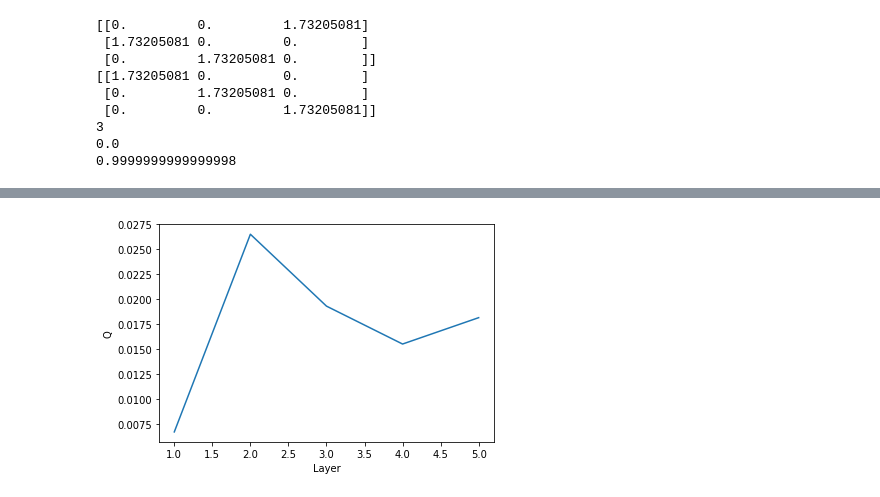
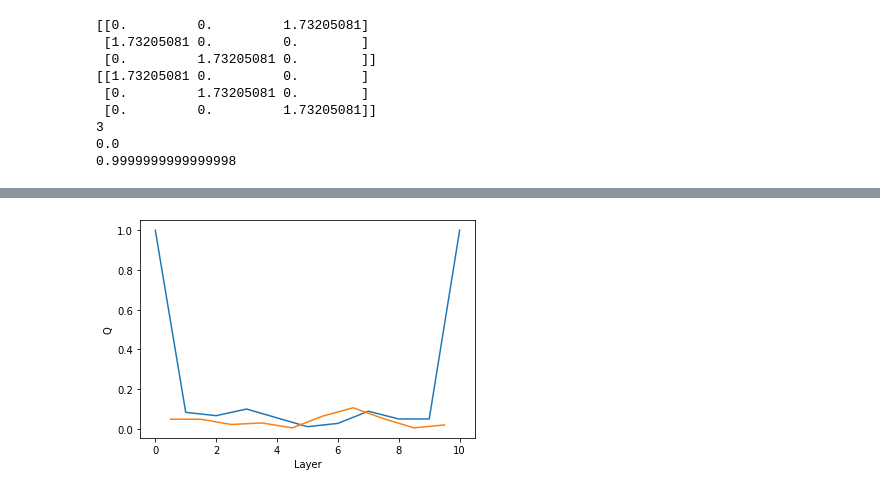
Before and after one commit to tumblingdice512/deep-learning-from-scratch, a Jupyter notebook: model3_3.ipynb, the cells around one changed output, grey strips where cells are left out. Cells and saved outputs as stored; diff of their text form; code cells hidden in the pictures.

```diff
--- a/model3_3.ipynb
+++ b/model3_3.ipynb
@@ -43,12 +44,6 @@ L = 5
 #各パーセプトロンのスピンの成分数を増やすときは、SOとSLを行列の形式にすればよい。
 # %%
 S0 = np.array([[random.choice([1,-1]) for i in range(N)],[random.choice([1,-1]) for i in range(N)],
-               [random.choice([1,-1]) for i in range(N)],[random.choice([1,-1]) for i in range(N)],
-               [random.choice([1,-1]) for i in range(N)],[random.choice([1,-1]) for i in range(N)],
-               [random.choice([1,-1]) for i in range(N)],[random.choice([1,-1]) for i in range(N)],
-               [random.choice([1,-1]) for i in range(N)],[random.choice([1,-1]) for i in range(N)],
-               [random.choice([1,-1]) for i in range(N)],[random.choice([1,-1]) for i in range(N)],
-               [random.choice([1,-1]) for i in range(N)],[random.choice([1,-1]) for i in range(N)],
                [random.choice([1,-1]) for i in range(N)],[random.choice([1,-1]) for i in range(N)],
                [random.choice([1,-1]) for i in range(N)],[random.choice([1,-1]) for i in range(N)],
                [random.choice([1,-1]) for i in range(N)],[random.choice([1,-1]) for i in range(N)],
@@ -60,16 +55,10 @@ SL = np.array([[random.choice([1,-1]) for i in range(N)],[random.choice([1,-1])
                [random.choice([1,-1]) for i in range(N)],[random.choice([1,-1]) for i in range(N)],
                [random.choice([1,-1]) for i in range(N)],[random.choice([1,-1]) for i in range(N)],
                [random.choice([1,-1]) for i in range(N)],[random.choice([1,-1]) for i in range(N)],
-               [random.choice([1,-1]) for i in range(N)],[random.choice([1,-1]) for i in range(N)],
-               [random.choice([1,-1]) for i in range(N)],[random.choice([1,-1]) for i in range(N)],
-               [random.choice([1,-1]) for i in range(N)],[random.choice([1,-1]) for i in range(N)],
-               [random.choice([1,-1]) for i in range(N)],[random.choice([1,-1]) for i in range(N)],
-               [random.choice([1,-1]) for i in range(N)],[random.choice([1,-1]) for i in range(N)],
-               [random.choice([1,-1]) for i in range(N)],[random.choice([1,-1]) for i in range(N)],
                [random.choice([1,-1]) for i in range(N)],[random.choice([1,-1]) for i in range(N)]])
 
 M = len(S0)
 
-print(S0) #同じ配列内は、スピンの第μ成分がN個並んでいる。各パーセプトロンに直すには、転置を取る必要あり
+#print(S0) #同じ配列内は、スピンの第μ成分がN個並んでいる。各パーセプトロンに直すには、転置を取る必要あり
 print(M) #Mに相当
 # %% [output]
@@ -425 +528,7 @@ plt.show()
+# %%
+q = [q_S0[n_epoch-1], q_S1[n_epoch-1], q_S2[n_epoch-1],
+     q_S3[n_epoch-1], q_S4[n_epoch-1], q_S5[n_epoch-1],
+     q_S6[n_epoch-1], q_S7[n_epoch-1], q_S8[n_epoch-1],
+     q_S9[n_epoch-1], q_SL[n_epoch-1]
+     ]
 # %%
@@ -473,4 +542,7 @@ plt.show()
 # %%
-q = [q_S0[n_epoch-1], q_S1[n_epoch-1], q_S2[n_epoch-1],
-     q_S3[n_epoch-1], q_S4[n_epoch-1], q_SL[n_epoch-1]]
+Q = [Q_1[n_epoch-1], Q_2[n_epoch-1], Q_3[n_epoch-1],
+     Q_4[n_epoch-1], Q_5[n_epoch-1], Q_6[n_epoch-1],
+     Q_7[n_epoch-1], Q_8[n_epoch-1], Q_9[n_epoch-1],
+     Q_10[n_epoch-1]
+     ]
 # %%
@@ -524,11 +556,13 @@ plt.show()
-# %%
-Q = [Q_1[n_epoch-1], Q_2[n_epoch-1], Q_3[n_epoch-1],
-     Q_4[n_epoch-1], Q_5[n_epoch-1]]
 # %%
-i = [1,2,3,4,5]
+i = [0,1,2,3,4,5,6,7,8,9,10]
+plt.plot(i, q)
+plt.xlabel('Layer')
+plt.ylabel('q')
+
+i = [0.5,1.5,2.5,3.5,4.5, 5.5, 6.5, 7.5, 8.5, 9.5]
 plt.plot(i, Q)
 plt.xlabel('Layer')
 plt.ylabel('Q')
 plt.show()
 # %% [output]
-[figure, old version]
+[figure, new version]
```
Also changed, not shown: parts of 24 cells of this notebook.
